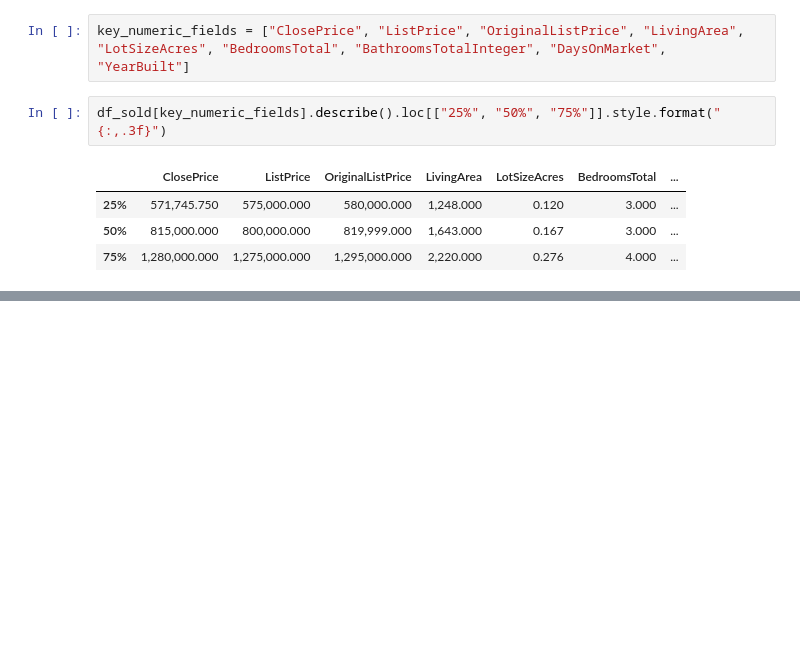
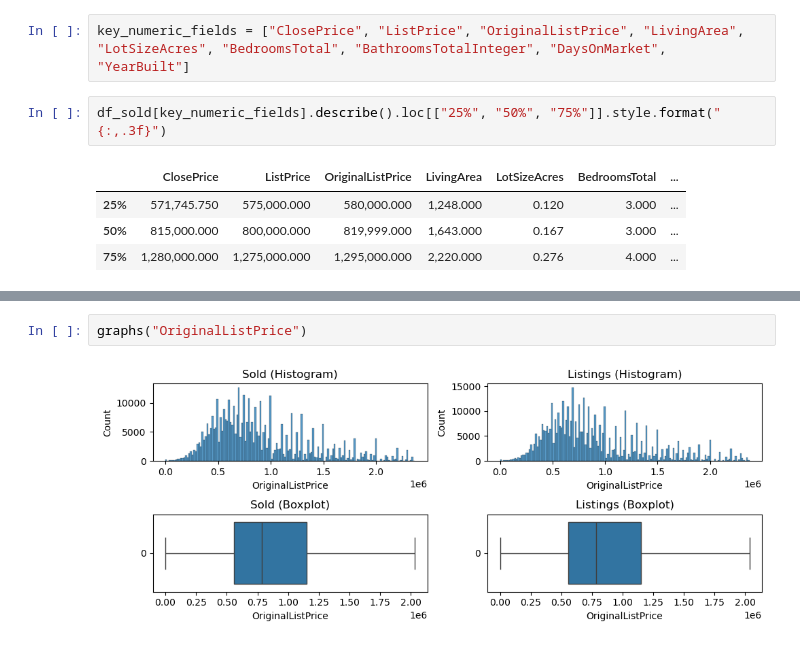
Before and after one commit to Michael-Anthony-Aguirre/IDX-Exchange-DA-Internship-2026, a Jupyter notebook: week2-3/2_structuring-validation.ipynb, the cells around one changed output, grey strips where cells are left out. Saved outputs shown, nothing was run; the diff lists cells and outputs as text; blank space fills up the shorter version.

```diff
--- a/week2-3/2_structuring-validation.ipynb
+++ b/week2-3/2_structuring-validation.ipynb
@@ -214,0 +261,4 @@ df_sold[key_numeric_fields].describe().loc[["25%", "50%", "75%"]].style.format("
+# %%
+graphs("OriginalListPrice")
+# %% [output]
+[figure, added]
```
Also changed, not shown: parts of 10 cells of this notebook.
